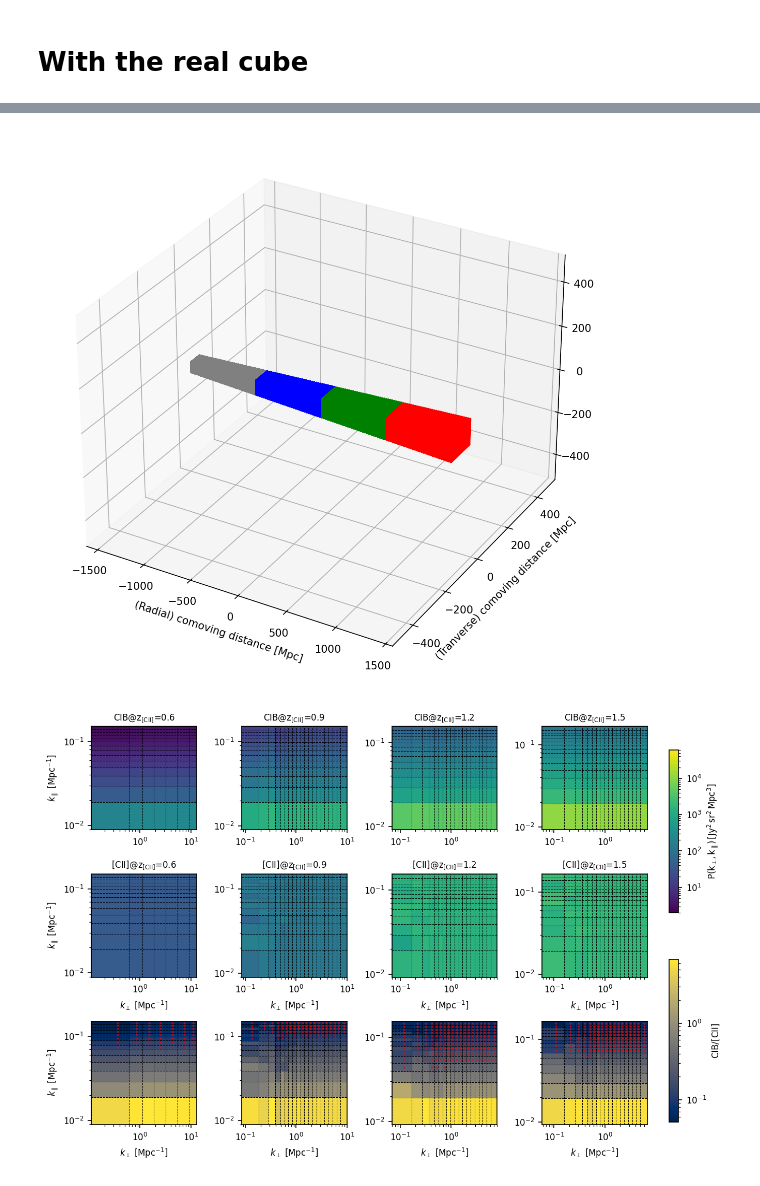
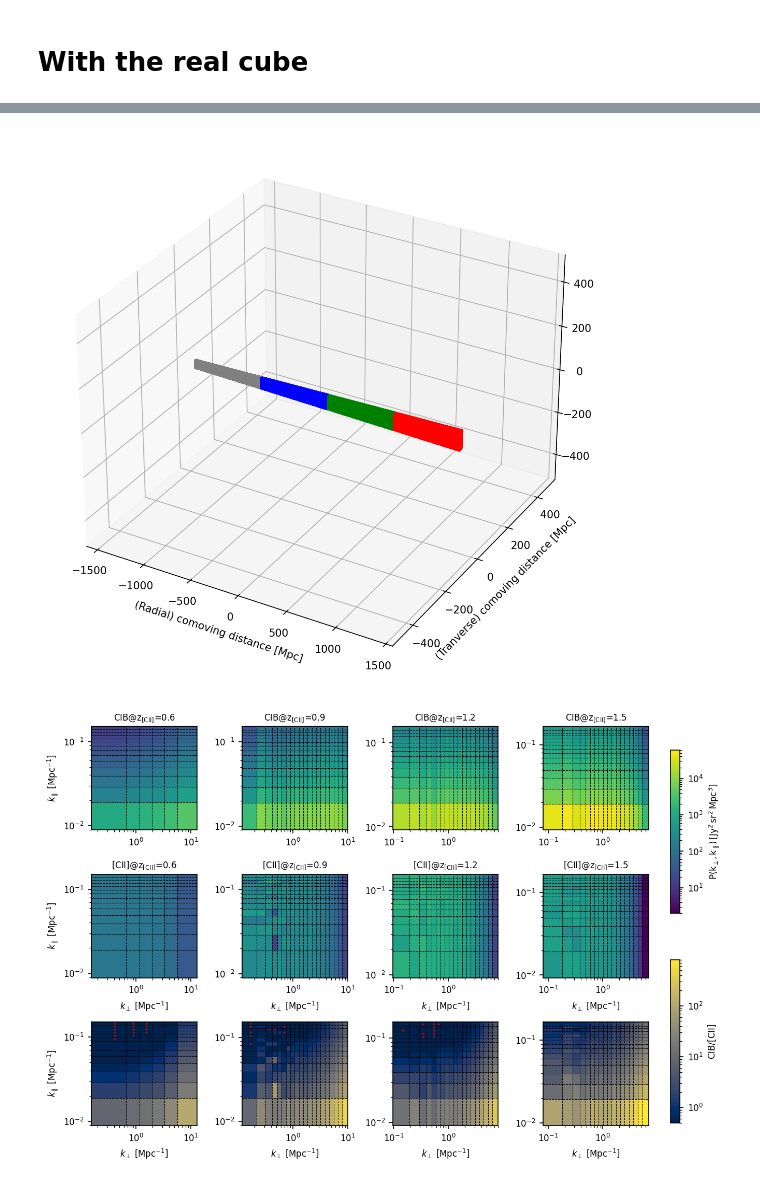
Before and after one commit to tim-balloon/TIM_analysis, a Jupyter notebook: foreground_wedge/foreground_wedge.ipynb, the cells around one changed output, grey strips where cells are left out. Saved outputs shown, nothing was run; the diff lists cells and outputs as text; code cells hidden in the pictures.

```diff
--- a/foreground_wedge/foreground_wedge.ipynb
+++ b/foreground_wedge/foreground_wedge.ipynb
@@ -237,14 +215,16 @@ fig.subplots_adjust(hspace=0, wspace=0)
 # With the real cube
 # %%
 path = '/home/mvancuyck/Desktop/LIM_and_foregrounds/cubes/'
-ciifile = path+"pySIDES_from_uchuu_TIM_tile0_1.414deg_1.414deg_res30arcsec_R250.0_CII_de_Looze_nobeam_MJy_sr.fits"
-fullfile = path+"pySIDES_from_uchuu_TIM_tile0_1.414deg_1.414deg_res30arcsec_R250.0_full_de_Looze_nobeam_MJy_sr.fits"
-alllinesfille = path+"pySIDES_from_uchuu_TIM_tile0_1.414deg_1.414deg_res30arcsec_R250.0_all_lines_de_Looze_nobeam_MJy_sr.fits"
-contfile = path+"pySIDES_from_uchuu_TIM_tile0_1.414deg_1.414deg_res30arcsec_R250.0_continuum_nobeam_MJy_sr.fits"
+ciifile = path+"pySIDES_from_uchuu_TIM_tile0_1.414deg_1.414deg_res30arcsec_R250.0_CII_de_Looze_smoothed_MJy_sr.fits"
+contfile = path+"pySIDES_from_uchuu_TIM_tile0_1.414deg_1.414deg_res30arcsec_R250.0_continuum_smoothed_MJy_sr.fits"
 
 cii = fits.getdata(ciifile)*1e3
+cii_mean = np.mean(cii, axis=(1,2))
+cii -= cii_mean[:,None,None]
 hdr = fits.getheader(ciifile)
 cont = fits.getdata(contfile)*1e3
+cont_mean = np.mean(cont, axis=(1,2))
+cont -= cont_mean[:,None,None]
 
 with fits.open(ciifile) as hdul:
     data_cube = hdul[0].data
@@ -252,9 +232,9 @@ with fits.open(ciifile) as hdul:
 
 wcs = WCS(header)
 # %%
-# Dimensions of cut in pixels
-N_RA = int(1.4 / 0.0083333)
-N_DEC = int(1.4 / 0.0083333)
+# Dimensions of TIM field in pixels
+N_RA = int(0.2 / 0.0083333)
+N_DEC = int(1. / 0.0083333)
 
 # Center pixel
 center_RA = hdr['NAXIS1'] // 2
@@ -364,7 +344,7 @@ for ibin, c in zip(ind_bins, ('r','g','b','gray')):
     sc = ax.scatter(zv, xv, yv, color=c, s=1, )
 fig.tight_layout()
 # %% [output]
-[figure, old version]
+[figure, new version]
 # %%
 def make_bintab(k, delta_k_min, dkk = 0, delta_k_max=0, ):
     kmax      = k[1]
@@ -415,30 +395,23 @@ for j, (ibin, c) in enumerate(zip(reversed(ind_bins), ('r','g','b','gray'))):
 
     normpk = res_Mpc**3 / (R.shape[0] * R.shape[1] * R.shape[2])
 
-
     w_freq = 2*np.pi*np.fft.fftfreq(N_DEC, d=len_pix[ibin].mean())
     v_freq = 2*np.pi*np.fft.fftfreq(N_RA, d=len_pix[ibin].mean())
     u_freq = 2*np.pi*np.fft.fftfreq(len(ibin), d= Delta_Dc[ibin].mean())
 
-    k_sphere = np.sqrt( (w_freq[:,None]**2+v_freq[None,:]**2) + u_freq[:,None,None]**2)
     k_transv = np.sqrt( w_freq[:,None,None]**2 + v_freq[None,:,None]**2)
-    k_transv_3d = np.zeros(k_sphere.shape)
+    k_transv_3d = np.zeros(R.shape)
     k_transv_3d[:,:,:] = k_transv[:,:,0][np.newaxis,:,:]
     k_z = np.sqrt( u_freq**2 )
-    k_z_3d = np.zeros(k_sphere.shape)
+    k_z_3d = np.zeros(R.shape)
     k_z_3d[:,:,:] = k_z[:,np.newaxis, np.newaxis]
-
 
     kperp_flat = k_transv_3d.flatten()
     kpar_flat = k_z_3d.flatten()
 
-    #kperp_edges = np.logspace(np.log10(kperp_flat[kperp_flat>0].min()), np.log10(kperp_flat.max()), 15)
-    #kpar_edges = np.logspace(np.log10(kpar_flat[kpar_flat>0].min()), np.log10(kpar_flat.max()), 7)
     kperp_edges, _ =  make_bintab( (kperp_flat[kperp_flat>0].min(), kperp_flat.max()), 0.1, dkk = 0.2, )
     kpar_edges, _ =  make_bintab( (kpar_flat[kpar_flat>0].min(), kpar_flat.max()), 0.01, dkk = 0.06,)
     if(j==0): kperp_edges, _ =  make_bintab( (kperp_flat[kperp_flat>0].min(), kperp_flat.max()), 0.5, dkk = 0.7, )
-
-
 
     # 5b. Compute number of modes per bin
     Nmodes, _, _ = np.histogram2d(
@@ -491,10 +464,9 @@ for j, (ibin, c) in enumerate(zip(reversed(ind_bins), ('r','g','b','gray'))):
         #fig.colorbar(pcm, ax=axs[i,j], label=r'$\rm P(k_\perp, k_\parallel)\,[\mathrm{Jy}^2\,\mathrm{sr}^2\,\mathrm{Mpc}^3]$')
 
     #--
-    # 2. Plot using pcolormesh (requires edges)
     if('CII' in species):
         pcm_ratio = axs[-1,j].pcolormesh(kperp_edges_out, kpar_edges_out, P2D_saved/P2D_avg,
-            norm=LogNorm(), #vmin=np.nanmin(P2D_avg[P2D_avg>0]), vmax=np.nanmax(P2D_avg)),
+            norm=LogNorm(vmin=5e-1,vmax=8e2), #vmin=np.nanmin(P2D_avg[P2D_avg>0]), vmax=np.nanmax(P2D_avg)),
             cmap='cividis', shading='auto')
 
         # Add vertical bin edges (k_perp)
@@ -518,34 +490,34 @@ for j, (ibin, c) in enumerate(zip(reversed(ind_bins), ('r','g','b','gray'))):
         # mask of where ratio < 0.2
         mask_low = (P2D_saved / P2D_avg) < 0.2
 
         # Plot red dots at centers where mask is True
         axs[-1, j].scatter(KXc[mask_low], KYc[mask_low], color='red', s=5, marker='.', zorder=5, alpha=0.5)
 
 
     # 3. Set axes to log scale
     axs[i,j].set_xscale('log')
     axs[i,j].set_yscale('log')
         # 3. Set axes to log scale
     axs[2,j].set_xscale('log')
     axs[2,j].set_yscale('log')
 
     # 4. Label axes
     axs[1,j].set_xlabel(r'$k_\perp$ [Mpc$^{-1}$]')
 
 
 # First colorbar: VIRIDIS (top right)
 cax1 = fig.add_axes([1.02, 0.55, 0.015, 0.35])  # [left, bottom, width, height]
 cbar1 = fig.colorbar(pcm, cax=cax1)
 cbar1.set_label(r'$\rm P(k_\perp, k_\parallel)\, [\mathrm{Jy}^2\,\mathrm{sr}^2\,\mathrm{Mpc}^3]$')
 
 # Second colorbar: CIVIDIS (bottom right)
 cax2 = fig.add_axes([1.02, 0.1, 0.015, 0.35])   # same width, shifted down
 cbar2 = fig.colorbar(pcm_ratio, cax=cax2)
 cbar2.set_label(r'$\mathrm{CIB} / [\mathrm{CII}]$')
 
 fig.tight_layout()
 # %% [output]
-[figure, old version]
+[figure, new version]
 # %%
 BS=8; plt.rc('font', size=BS); plt.rc('axes', titlesize=BS); plt.rc('axes', labelsize=BS);
 fig, axs = plt.subplots(figsize=(3,2), dpi=150)
```
Also changed, not shown: parts of 5 cells of this notebook.
